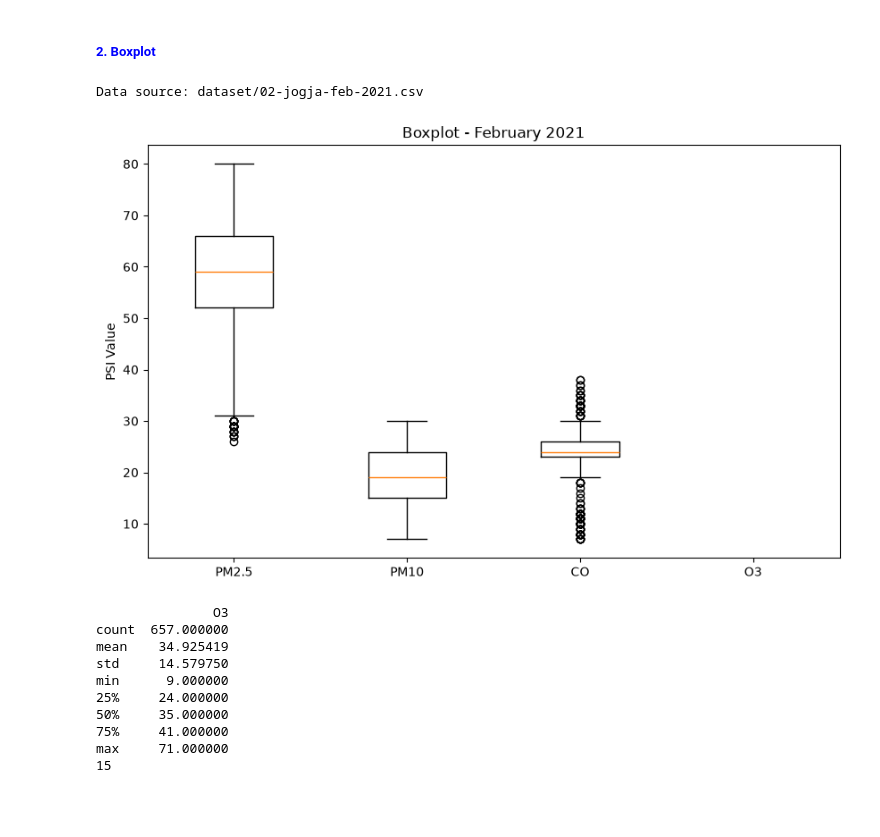
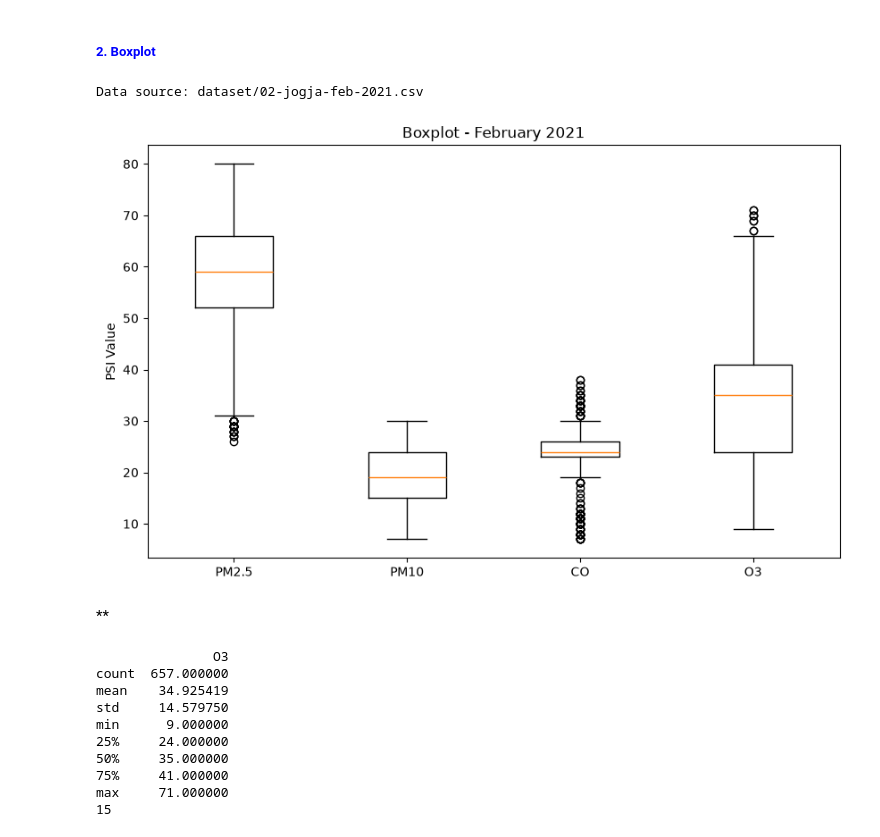
Before and after one commit to dapinn-yy/STATISTIKA-EDA, a Jupyter notebook: eda_kelompok_12 (12).ipynb, the cells around one changed output. Cells and saved outputs as stored; diff of their text form; code cells hidden in the pictures; blank space fills up the shorter version.

```diff
--- a/eda_kelompok_12 (12).ipynb
+++ b/eda_kelompok_12 (12).ipynb
@@ -508,31 +508,33 @@ Data source: dataset/02-jogja-feb-2021.csv
 # %%
 import matplotlib.pyplot as plt
 import pandas as pd
 
 filename = "dataset/02-jogja-feb-2021.csv"
 df = pd.read_csv(filename)
 print(f"Data source: {filename}")
 
 numeric_cols = ["PM2.5", "PM10", "CO", "O3"]
 
 plt.figure(figsize=(10, 6))
-plt.boxplot([df[col] for col in numeric_cols], tick_labels=numeric_cols)
+plt.boxplot([df[col].dropna() for col in numeric_cols], tick_labels=numeric_cols)
 plt.title("Boxplot - February 2021")
 plt.ylabel("PSI Value")
 plt.show()
 
 for col in numeric_cols:
     Q1 = df[col].quantile(0.25)
     Q3 = df[col].quantile(0.75)
     IQR = Q3 - Q1
 
     lower_bound = Q1 - 1.5 * IQR
     upper_bound = Q3 + 1.5 * IQR
 
     outliers = df[(df[col] < lower_bound) | (df[col] > upper_bound)]
 # %% [output]
 Data source: dataset/02-jogja-feb-2021.csv
-[figure, old version]
+[figure, new version]
+# %% [markdown]
+**
 # %%
 print(df[["O3"]].describe())
 print(df["O3"].isna().sum())
```
Also changed, not shown: parts of 16 cells of this notebook.
